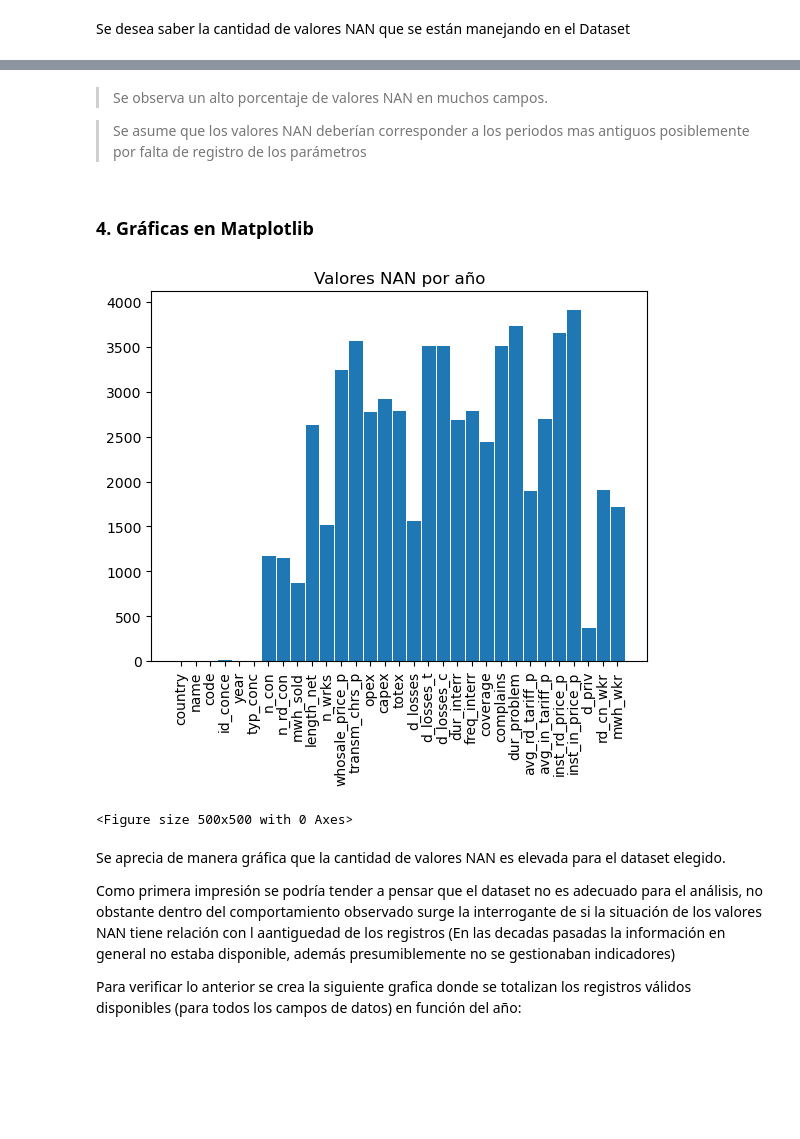
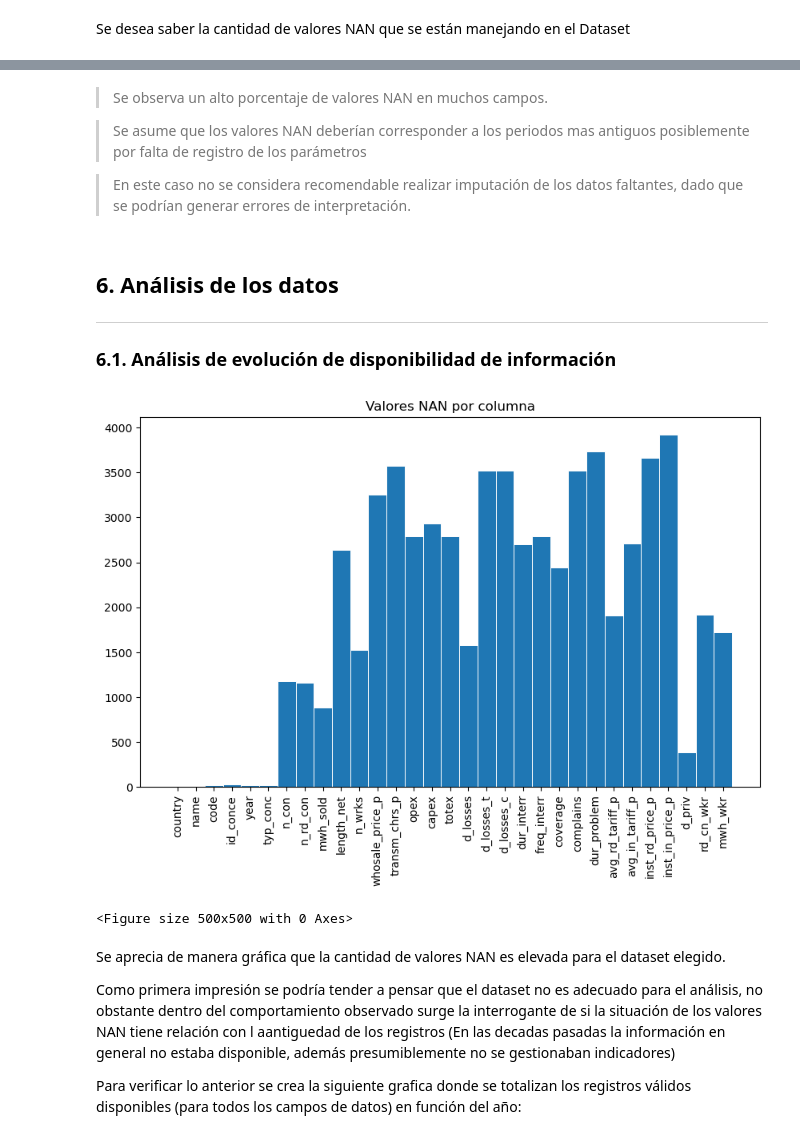
Before and after one commit to marvinx2022/Data_Science_entrega_I, a Jupyter notebook: PROYECTO_DS_PARTEI+CRUZ.ipynb, the cells around one changed output, grey strips where cells are left out. Cells and saved outputs as stored; diff of their text form; code cells hidden in the pictures; blank space fills up the shorter version.

```diff
--- a/PROYECTO_DS_PARTEI+CRUZ.ipynb
+++ b/PROYECTO_DS_PARTEI+CRUZ.ipynb
@@ -79,7 +79,7 @@ Fuente de datos: https://energydata.info/
 # %%
 #Carga de archivo .csv a utilizar
 
-df= pd.read_csv("2.Latam data energy access_world_bank.csv", sep=";", )
+df= pd.read_csv("2.Latam data energy access_world_bank.csv", sep=";")
 
 
 
@@ -190,3 +202,13 @@ df.head()
+# %%
+#Unificando para el pais Perú
+
+df=df.replace("Per", "Peru")
+
+df["country"].unique()
+
+df=df.replace("Per", "Peru")
+
+#Ahora tenemos un solo nombre para cada pais.
 # %% [markdown]
 Se desea saber la cantidad de valores NAN que se están manejando en el Dataset
 # %%
@@ -215,24 +237,28 @@ dtype: int64
 >Se observa un alto porcentaje de valores NAN en muchos campos.
 
 >Se asume que los valores NAN deberían corresponder a los periodos mas antiguos posiblemente por falta de registro de los parámetros
+
+>En este caso no se considera recomendable realizar imputación de los datos faltantes, dado que se podrían generar errores de interpretación.
 # %% [markdown]
-### 4. Gráficas en Matplotlib
+## 6. Análisis de los datos
+----
+### 6.1. Análisis de evolución de disponibilidad de información
 # %%
 
-# Contamos los valores NAN por año
+# Contamos los valores NAN por columna
 
 #Para efectos de analisis del Data Set se pueden graficar la cantidad de valores NAN por columna:
 
 fig, ax = plt.subplots()
 
 ax.bar(df_nan.index, df_nan.values, width=1, edgecolor="white", linewidth=0.7 )
 plt.xticks(rotation=90)
 plt.figure(figsize=(5, 5))
-ax.set_title('Valores NAN por año')
+ax.set_title('Valores NAN por columna')
 
 plt.show()
 # %% [output]
-[figure, old version]
+[figure, new version]
 <Figure size 500x500 with 0 Axes>
 # %% [markdown]
 Se aprecia de manera gráfica que la cantidad de valores NAN es elevada para el dataset elegido.
```
Also changed, not shown: parts of 47 cells of this notebook.
